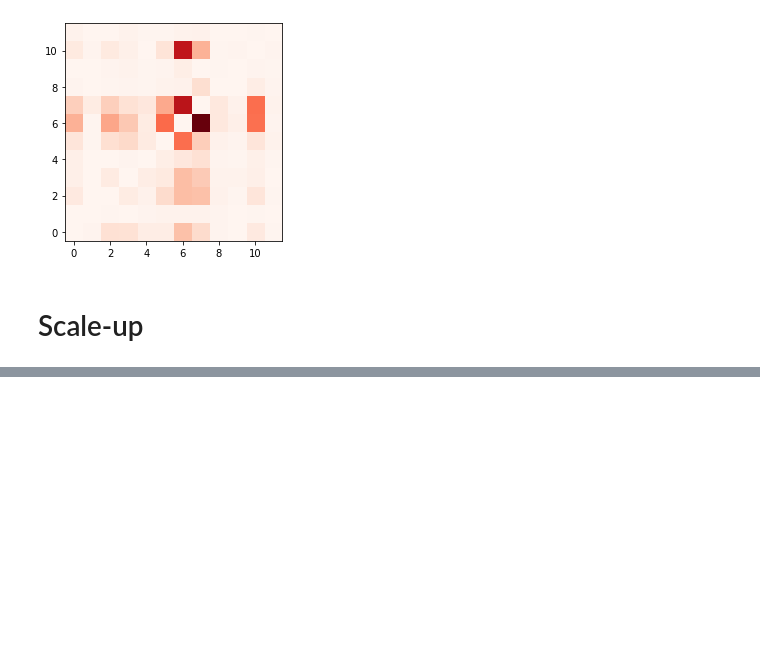
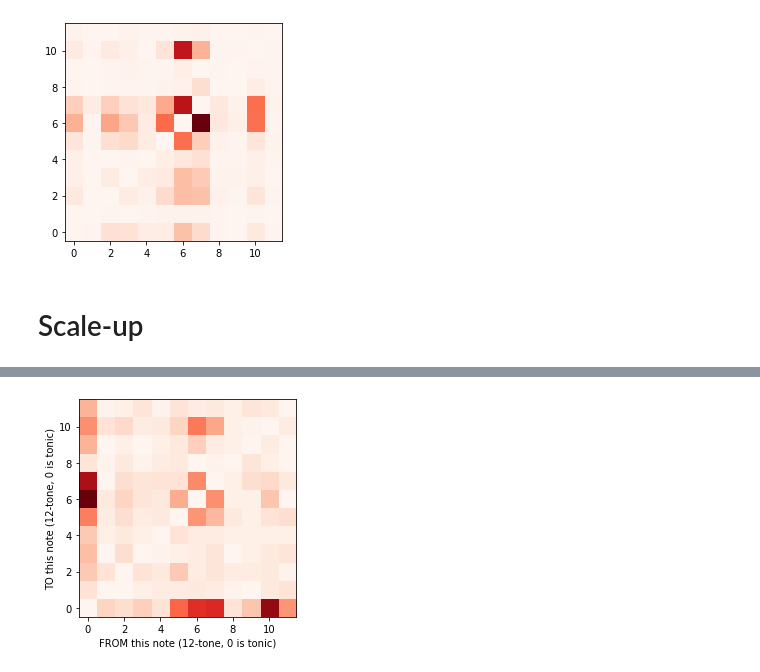
Before and after one commit to jpivarski-talks/2021-02-09-propose-scipy2021-tutorial, a Jupyter notebook: prep/million-song.ipynb, the cells around one changed output, grey strips where cells are left out. Cells and saved outputs as stored; diff of their text form; code cells hidden in the pictures; blank space fills up the shorter version.

```diff
--- a/prep/million-song.ipynb
+++ b/prep/million-song.ipynb
@@ -253,0 +358,9 @@ for partnum, partition in enumerate(songs.layout.partitions):
+# %%
+plt.imshow(np_intervals_per_song[
+    (songs.metadata.artist_name == "The Dandy Warhols") &
+    (songs.metadata.title == "The Last High")
+][0].reshape(12, 12), origin="lower", cmap="Reds")
+plt.xlabel("FROM this note (12-tone, 0 is tonic)")
+plt.ylabel("TO this note (12-tone, 0 is tonic)");
+# %% [output]
+[figure, added]
```
Also changed, not shown: parts of 7 cells of this notebook.
